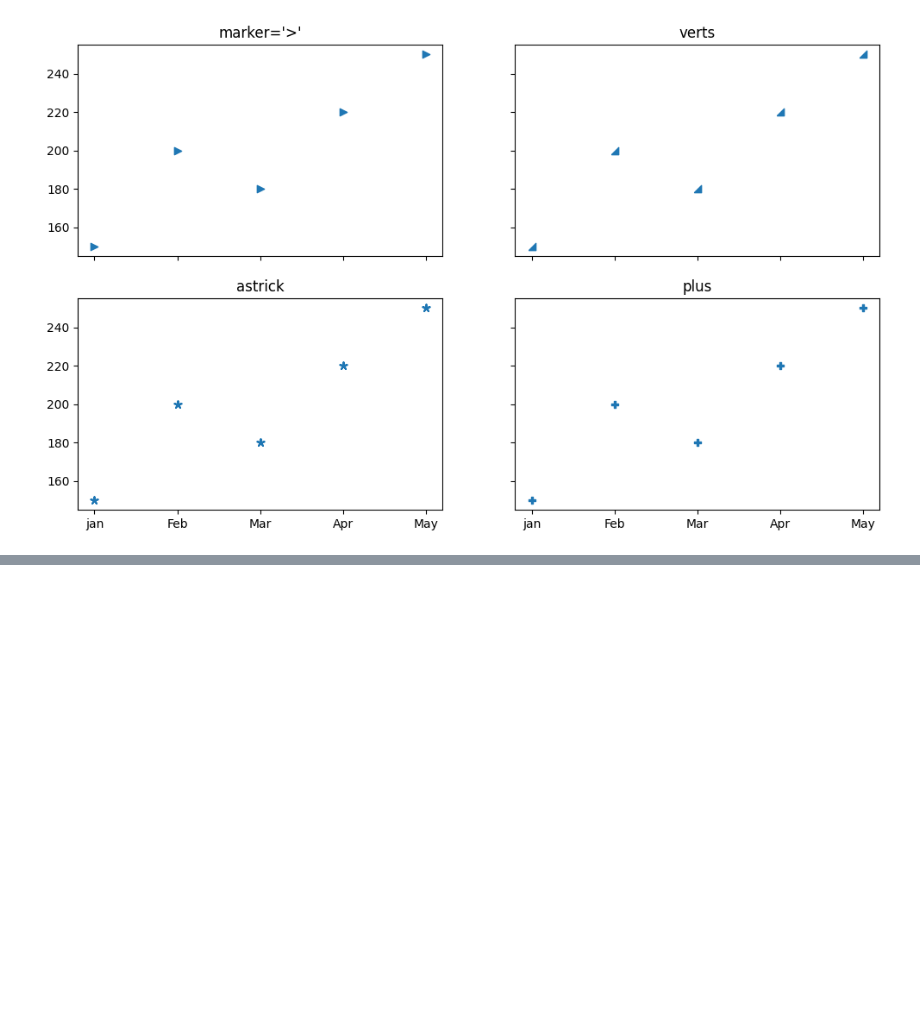
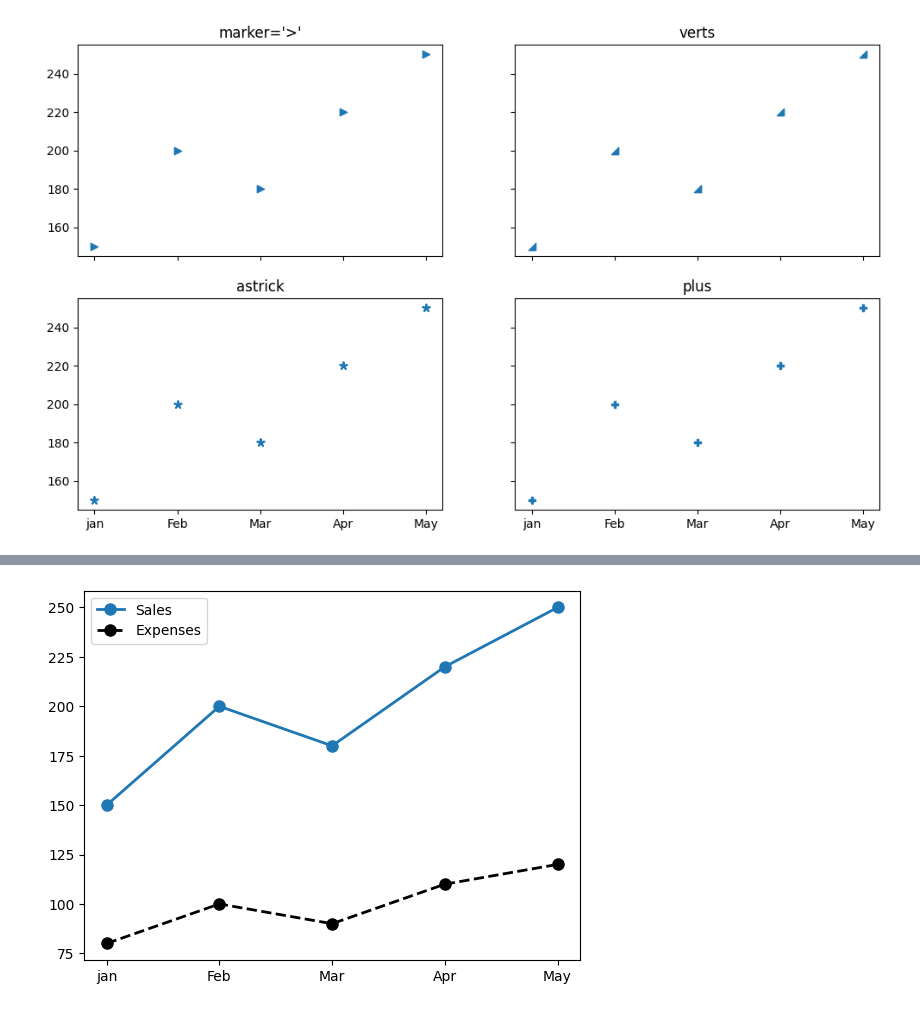
Before and after one commit to ujjwal-basnet/plots, a Jupyter notebook: matplotlib/Data-Visualizations.ipynb, the cells around one changed output, grey strips where cells are left out. Saved outputs shown, nothing was run; the diff lists cells and outputs as text; code cells hidden in the pictures; blank space fills up the shorter version.

```diff
--- a/matplotlib/Data-Visualizations.ipynb
+++ b/matplotlib/Data-Visualizations.ipynb
@@ -84,0 +112,7 @@ plt.show()
+# %%
+plt.plot(df['Month'] , df['Sales'] , marker = 'o' , label = 'Sales' , linestyle = '-' ,linewidth=2  , markersize = 8  )
+plt.plot(df['Month'], df['Expenses'], marker='o', color='black', linestyle='--', linewidth=2, markersize=8, label='Expenses')
+plt.legend()
+plt.show()
+# %% [output]
+[figure, added]
```
Also changed, not shown: parts of 11 cells of this notebook, 2 other files.
